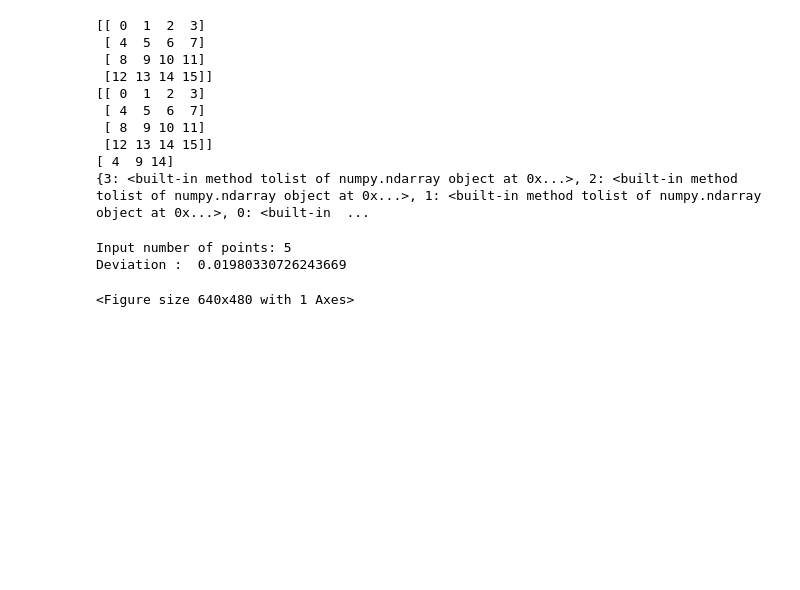
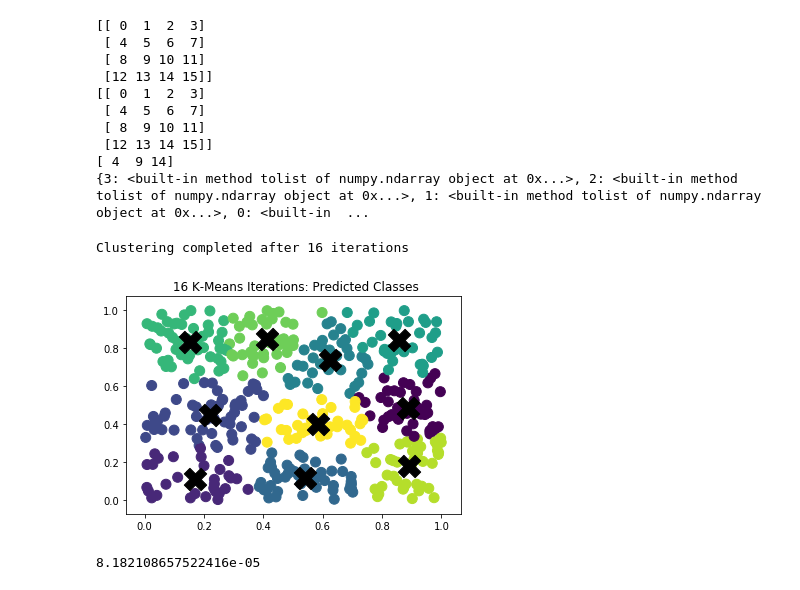
Before and after one commit to DzhamilyaS/practice, a Jupyter notebook: SaidzhanovaHW2.ipynb, the cells around one changed output. Drawn from its saved outputs; the diff is of its cells as text; code cells hidden in the pictures; blank space fills up the shorter version.

```diff
--- a/SaidzhanovaHW2.ipynb
+++ b/SaidzhanovaHW2.ipynb
@@ -60,34 +60,47 @@ print({3-i:a.diagonal(3-i).tolist for i in range (7)})
  [12 13 14 15]]
 [ 4  9 14]
 {3: <built-in method tolist of numpy.ndarray object at 0x...>, 2: <built-in method tolist of numpy.ndarray object at 0x...>, 1: <built-in method tolist of numpy.ndarray object at 0x...>, 0: <built-in  ...
-# %%
-import matplotlib.pyplot as plt
-def _kmeans(data, k):
-    centers = np.random.rand(k,2)
-    _y =[]
-    while True:
-        dist = np.array([[np.linalg.norm(data[i]-centers[j]) for j in range(k)] for i in range(data.shape[0])])
-        y = np.array([dist[i].argmin() for i in range(data.shape[0])]).reshape(data.shape[0],1)
-        if (np.array_equal(y,_y)):
-            break
-        _y=y
-        a_x = np.array([np.mean([data[i][0] for i in range(data.shape[0]) if y[i]==j] + [centers[j][0]]) for j in range(k)]).reshape(k,1)
-        a_y = np.array([np.mean([data[i][1] for i in range(data.shape[0]) if y[i]==j] + [centers[j][1]]) for j in range(k)]).reshape(k,1)
-        centers = np.array([[a_x[i], a_y[i]] for i in range(k)]).reshape(k,2)
-    d = 0
-    for i in range(k):
-        for j in range(data.shape[0]):
-            if y[j] == i:
-                d += np.linalg.norm(centers[i] - data[j])*np.linalg.norm(centers[i] - data[j])
-    return [d, y]
-n = int(input("Input number of points: "))
-k = 15
-data = np.random.rand(n,2)
-[d, y] = _kmeans(data, k)
-print("Deviation : ",d)
-plt.scatter(*data.T, c = y[:,0], s = 15)
-plt.show()
-# %% [output]
-Input number of points: 5
-Deviation :  0.01980330726243669
-<Figure size 640x480 with 1 Axes>
+# %%
+import numpy as np
+
+#Generating X
+X = np.random.rand(400, 2)
+
+
+#Defining k-means function
+def kmeans(X, k, itr, thresh):
+
+    centroids = X[:k]
+
+    for i in range(itr):
+        labels = np.argmin(np.linalg.norm(X - centroids[:, None], axis=2), axis=0)
+
+        new_centroids = np.array([X[labels==j, :].mean(axis=0) for j in range(k)])
+
+        dist = ((new_centroids - centroids)**2).sum()
+
+        if (dist <= thresh) or (new_centroids == centroids).all():
+            break
+        else:
+            centroids = new_centroids
+    else:
+        raise RuntimeError(f"Clustering algorithm did not complete within {itr} iterations")
+
+    print(f"Clustering completed after {i} iterations")
+    return(centroids, dist, labels, i)
+
+centroids, dist, labels, i = kmeans(X, 10, 100, 1e-04)
+
+import matplotlib.pyplot as plt
+%matplotlib inline
+
+plt.scatter(x=X[:, 0], y=X[:, 1], s=100, c=labels)
+plt.scatter(x=centroids[:, 0], y=centroids[:, 1], s=500, c='k', marker='X')
+plt.title(f" {i} K-Means Iterations: Predicted Classes")
+plt.show()
+
+dist
+# %% [output]
+Clustering completed after 16 iterations
+[figure, added]
+8.182108657522416e-05
```
Also changed, not shown: parts of 2 cells of this notebook.
